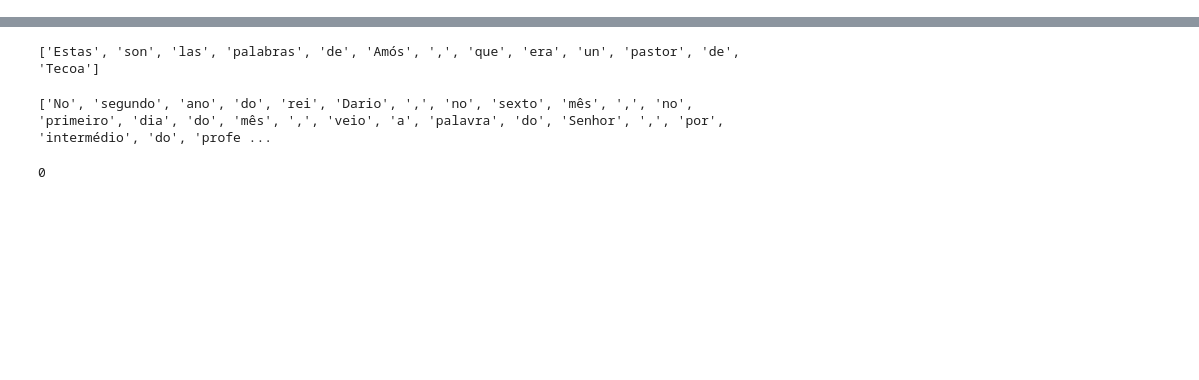
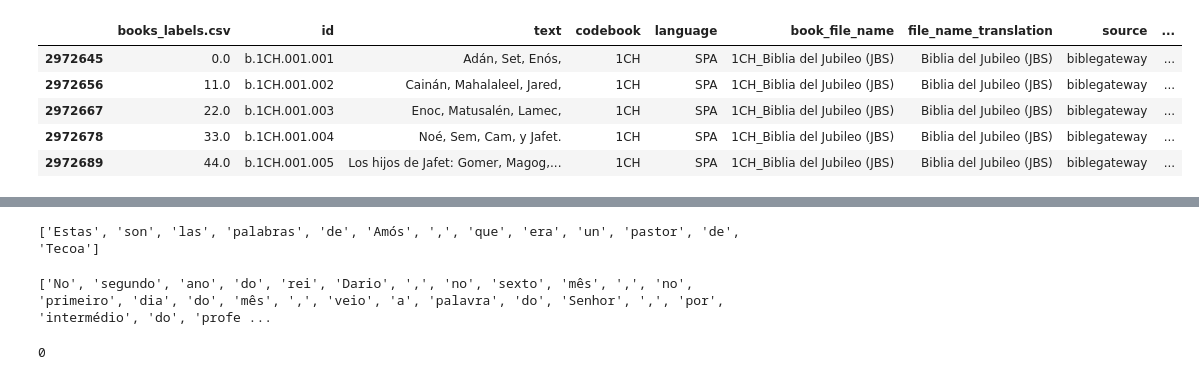
Before and after one commit to lukecord/CS362N-Project, a Jupyter notebook: main.ipynb, the cells around one changed output, grey strips where cells are left out. Saved outputs shown, nothing was run; the diff lists cells and outputs as text; code cells hidden in the pictures; blank space fills up the shorter version.

```diff
--- a/main.ipynb
+++ b/main.ipynb
@@ -30,0 +34,14 @@ spanish_list = spanish_df.to_list() # https://www.google.com/url?sa=t&source=web
+# %%
+# Select Spanish texts
+# https://stackoverflow.com/questions/17424182/extracting-all-rows-from-pandas-dataframe-that-have-certain-value-in-a-specific
+spanish_df = df[df['language'] == 'SPA']
+portuguese_df = df[df['language'] == 'POR']
+spanish_df.sort_values(by=['file_name_translation', 'id']).head(5)
+#spanish_list = spanish_df.to_list() # https://www.google.com/url?sa=t&source=web&rct=j&opi=89978449&url=https://ioflood.com/blog/dataframe-to-list-pandas/%23:~:text%3DIt%2520is%2520utilized%2520with%2520the,tolist()%2520.%26text%3DIn%2520the%2520example%2520above%252C%2520we,convert%2520it%2520into%2520a%2520list.&ved=2ahUKEwiP3deMnLSFAxVD4ckDHUo7BsEQFnoECA4QAw&usg=AOvVaw3GgfIVdsVo9Dxul02uata1
+# %% [output]
+|  | books_labels.csv | id | text | codebook | language | book_file_name | file_name_translation | source | ... |
+| 2972645 | 0.0 | b.1CH.001.001 | Adán, Set, Enós, | 1CH | SPA | 1CH_Biblia del Jubileo (JBS) | Biblia del Jubileo (JBS) | biblegateway | ... |
+| 2972656 | 11.0 | b.1CH.001.002 | Cainán, Mahalaleel, Jared, | 1CH | SPA | 1CH_Biblia del Jubileo (JBS) | Biblia del Jubileo (JBS) | biblegateway | ... |
+| 2972667 | 22.0 | b.1CH.001.003 | Enoc, Matusalén, Lamec, | 1CH | SPA | 1CH_Biblia del Jubileo (JBS) | Biblia del Jubileo (JBS) | biblegateway | ... |
+| 2972678 | 33.0 | b.1CH.001.004 | Noé, Sem, Cam, y Jafet. | 1CH | SPA | 1CH_Biblia del Jubileo (JBS) | Biblia del Jubileo (JBS) | biblegateway | ... |
+| 2972689 | 44.0 | b.1CH.001.005 | Los hijos de Jafet: Gomer, Magog,... | 1CH | SPA | 1CH_Biblia del Jubileo (JBS) | Biblia del Jubileo (JBS) | biblegateway | ... |
```
Also changed, not shown: parts of 33 cells of this notebook, 7 other files.
